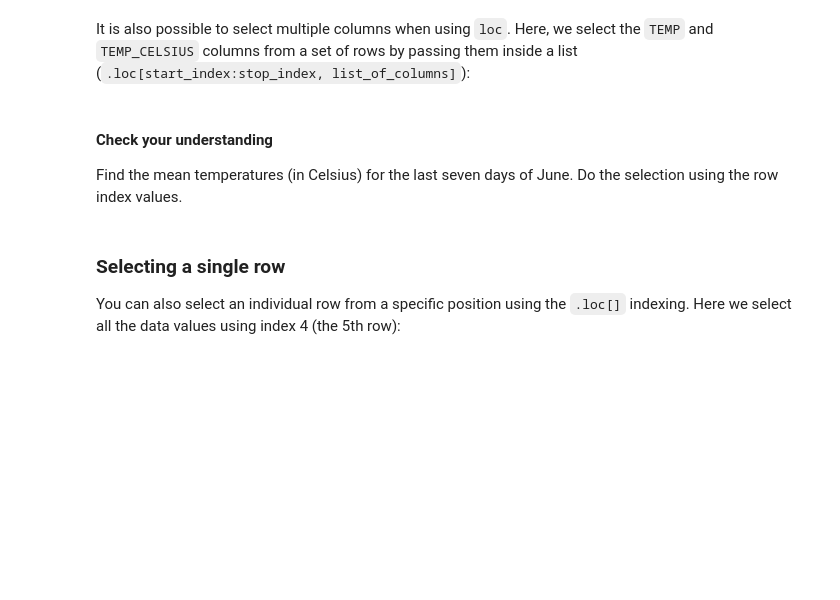
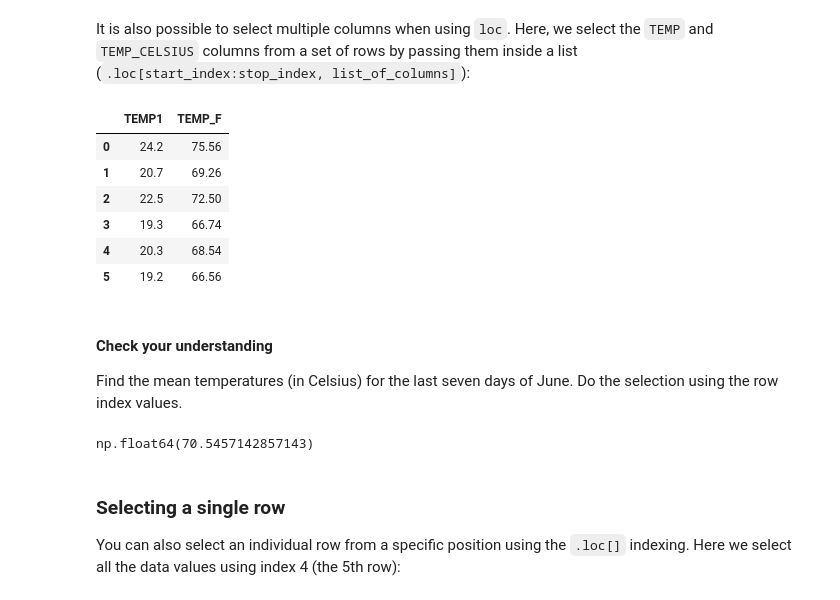
Before and after one commit to heattard/geo-python, a Jupyter notebook: source/notebooks/L5/processing-data-with-pandas.ipynb, the cells around one changed output. Saved outputs shown, nothing was run; the diff lists cells and outputs as text; code cells hidden in the pictures; blank space fills up the shorter version.

```diff
--- a/source/notebooks/L5/processing-data-with-pandas.ipynb
+++ b/source/notebooks/L5/processing-data-with-pandas.ipynb
@@ -171,15 +186,25 @@ In this case, we get six rows of data (index 0-5)! We are now doing the selectio
 It is also possible to select multiple columns when using `loc`. Here, we select the `TEMP` and `TEMP_CELSIUS` columns from a set of rows by passing them inside a list (`.loc[start_index:stop_index, list_of_columns]`):
 # %%
 # Select columns temp and temp_celsius on rows 0-5
-selection = data.loc[0:5, ["TEMP", "TEMP_CELSIUS"]]
+selection = data.loc[0:5, ["TEMP1", "TEMP_F"]]
 selection
+# %% [output]
+|  | TEMP1 | TEMP_F |
+| 0 | 24.2 | 75.56 |
+| 1 | 20.7 | 69.26 |
+| 2 | 22.5 | 72.50 |
+| 3 | 19.3 | 66.74 |
+| 4 | 20.3 | 68.54 |
+| 5 | 19.2 | 66.56 |
 # %% [markdown]
 #### Check your understanding
 
 Find the mean temperatures (in Celsius) for the last seven days of June. Do the selection using the row index values.
 # %%
 # Here is the solution
-data.loc[23:29, "TEMP_CELSIUS"].mean()
+data.loc[23:29, "TEMP_F"].mean()
+# %% [output]
+np.float64(70.5457142857143)
 # %% [markdown]
 ### Selecting a single row
 
```
Also changed, not shown: parts of 10 cells of this notebook.
